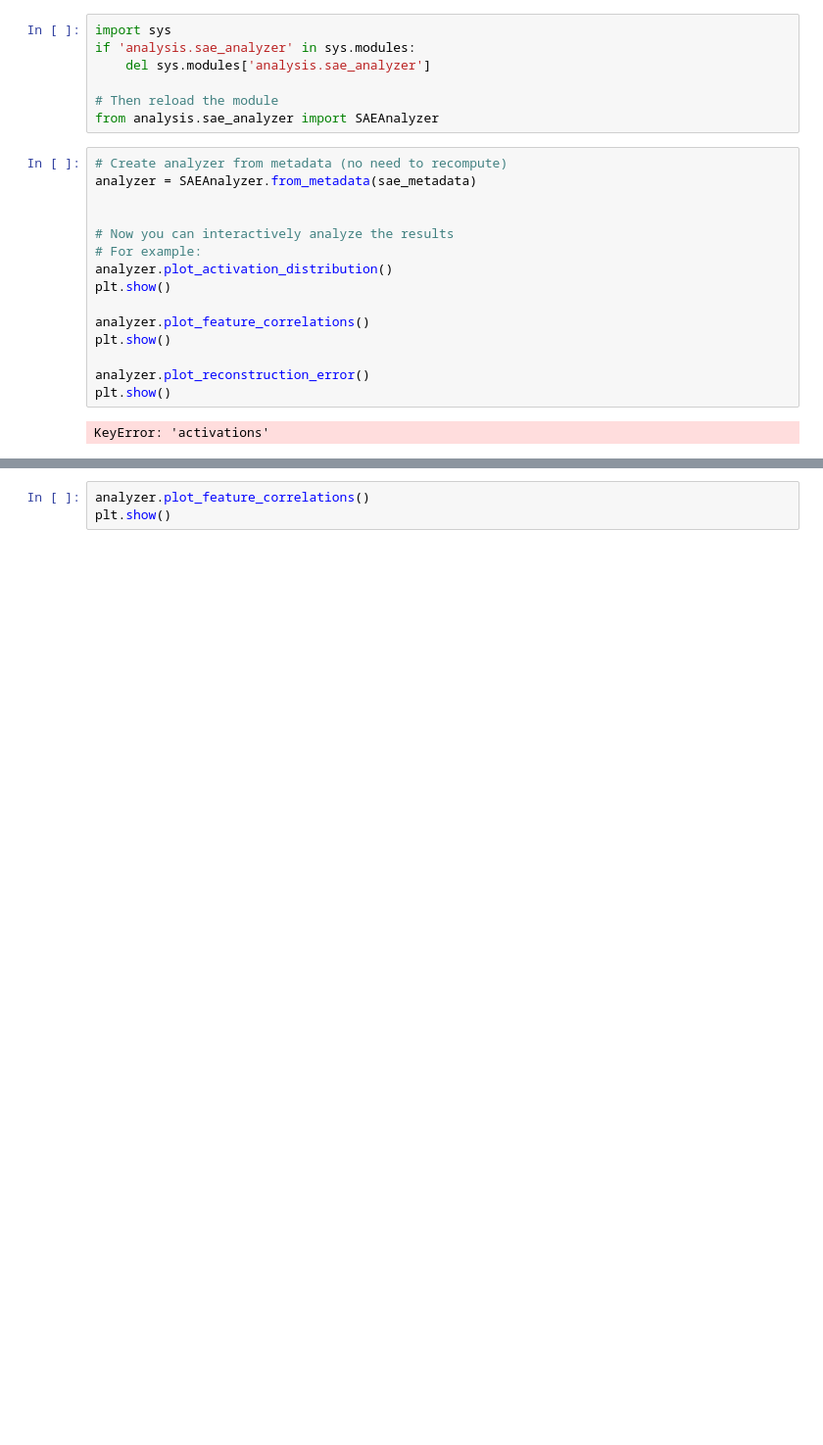
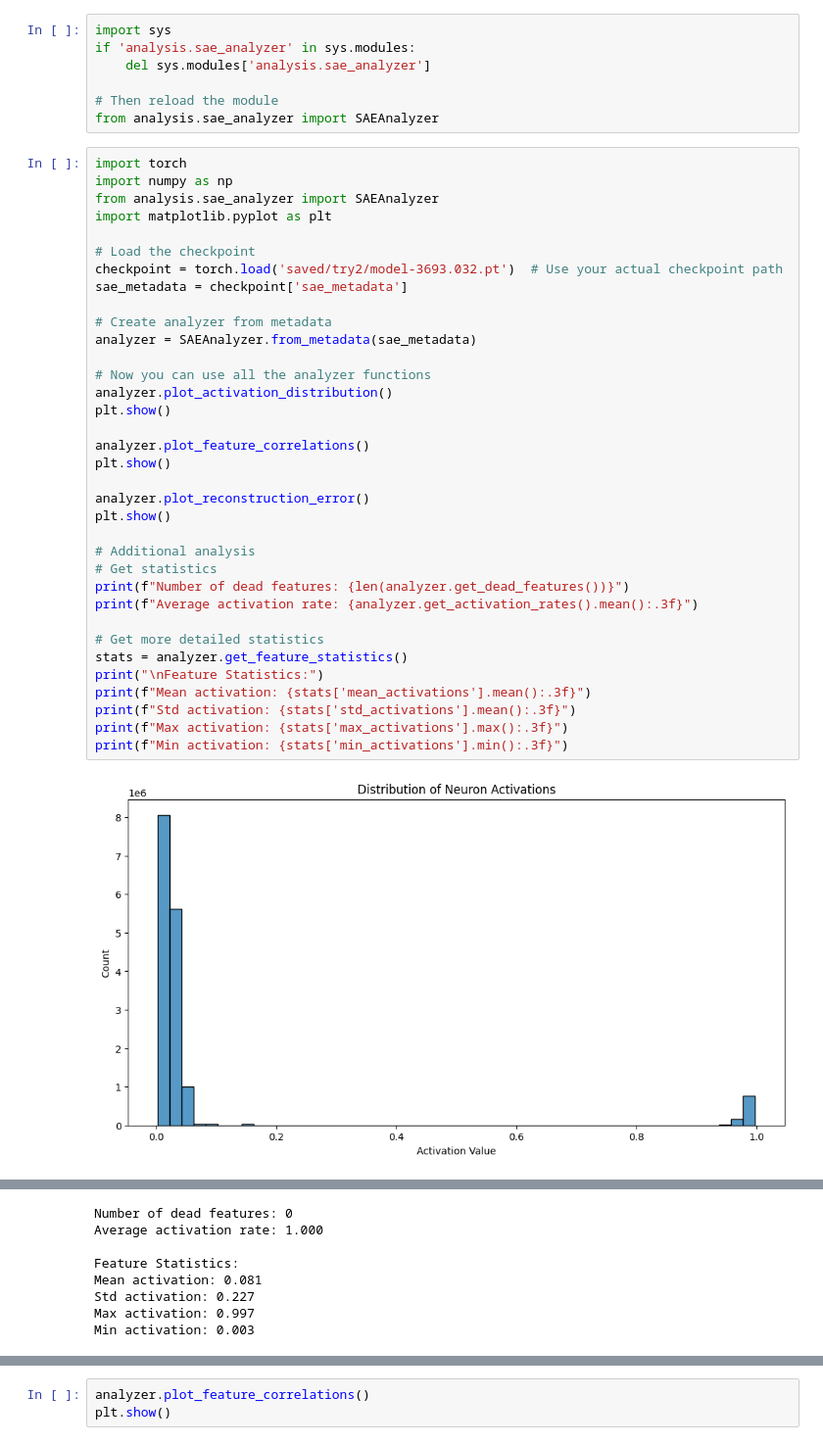
Before and after one commit to Agaresd47/transformer_SAE, a Jupyter notebook: try.ipynb, the cells around one changed output, grey strips where cells are left out. Shown: that part at 98% size. Cells and saved outputs as stored; diff of their text form; blank space fills up the shorter version.

```diff
--- a/try.ipynb
+++ b/try.ipynb
@@ -84,20 +85,40 @@ if 'analysis.sae_analyzer' in sys.modules:
 
 # Then reload the module
 from analysis.sae_analyzer import SAEAnalyzer
-# %%
-# Create analyzer from metadata (no need to recompute)
-analyzer = SAEAnalyzer.from_metadata(sae_metadata)
-
-
-# Now you can interactively analyze the results
-# For example:
-analyzer.plot_activation_distribution()
-plt.show()
-
-analyzer.plot_feature_correlations()
-plt.show()
-
-analyzer.plot_reconstruction_error()
-plt.show()
-# %% [output]
-KeyError: 'activations'
+# %%
+import torch
+import numpy as np
+from analysis.sae_analyzer import SAEAnalyzer
+import matplotlib.pyplot as plt
+
+# Load the checkpoint
+checkpoint = torch.load('saved/try2/model-3693.032.pt')  # Use your actual checkpoint path
+sae_metadata = checkpoint['sae_metadata']
+
+# Create analyzer from metadata
+analyzer = SAEAnalyzer.from_metadata(sae_metadata)
+
+# Now you can use all the analyzer functions
+analyzer.plot_activation_distribution()
+plt.show()
+
+analyzer.plot_feature_correlations()
+plt.show()
+
+analyzer.plot_reconstruction_error()
+plt.show()
+
+# Additional analysis
+# Get statistics
+print(f"Number of dead features: {len(analyzer.get_dead_features())}")
+print(f"Average activation rate: {analyzer.get_activation_rates().mean():.3f}")
+
+# Get more detailed statistics
+stats = analyzer.get_feature_statistics()
+print("\nFeature Statistics:")
+print(f"Mean activation: {stats['mean_activations'].mean():.3f}")
+print(f"Std activation: {stats['std_activations'].mean():.3f}")
+print(f"Max activation: {stats['max_activations'].max():.3f}")
+print(f"Min activation: {stats['min_activations'].min():.3f}")
+# %% [output]
+[figure, added]
@@ -103,0 +127,8 @@ KeyError: 'activations'
+Number of dead features: 0
+Average activation rate: 1.000
+
+Feature Statistics:
+Mean activation: 0.081
+Std activation: 0.227
+Max activation: 0.997
+Min activation: 0.003
```
Also changed, not shown: parts of 3 cells of this notebook, 9 other files.
